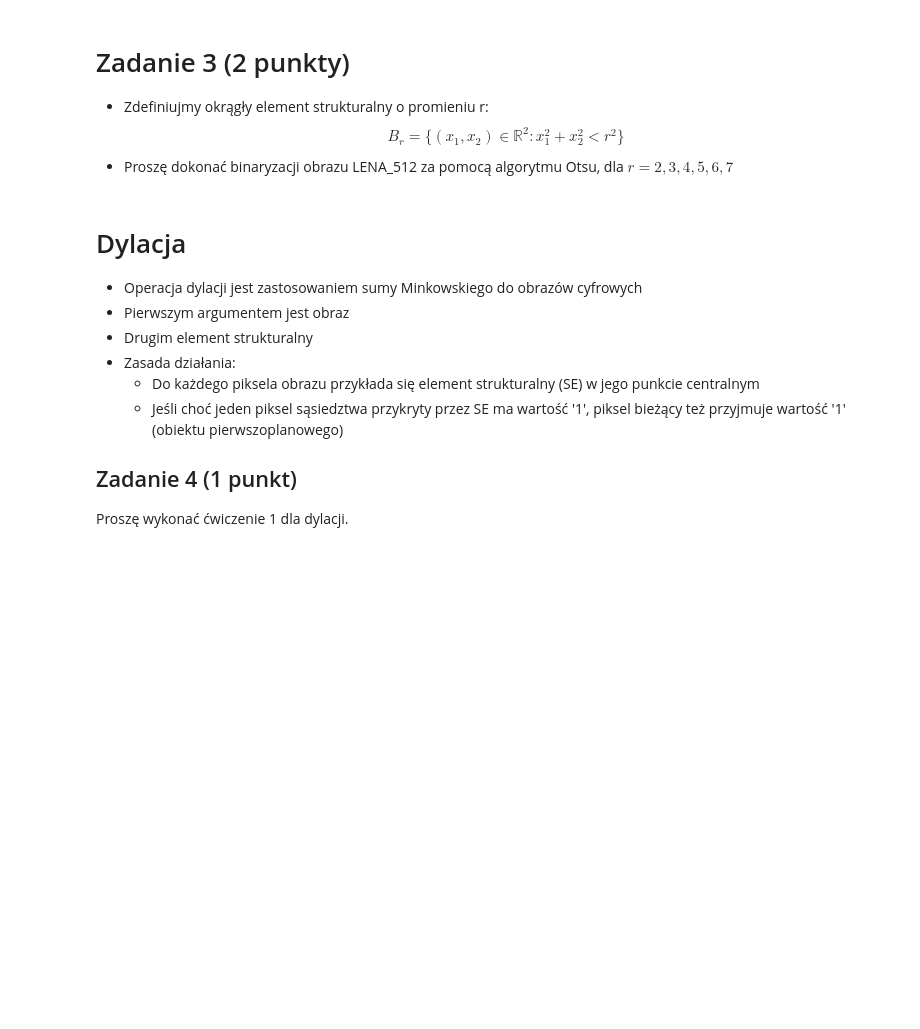
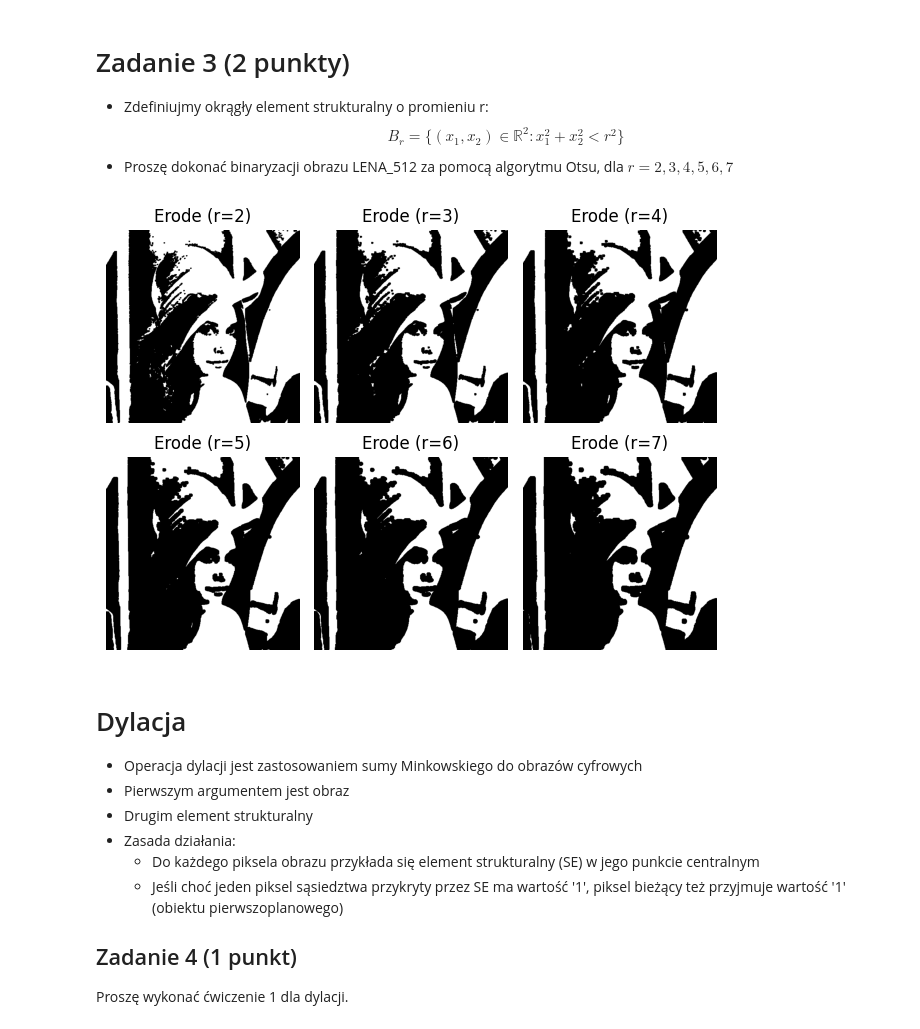
Before and after one commit to tomek0123456789/PGiM, a Jupyter notebook: exercises/PGiM_Z8.ipynb, the cells around one changed output. Saved outputs shown, nothing was run; the diff lists cells and outputs as text; code cells hidden in the pictures; blank space fills up the shorter version.

```diff
--- a/exercises/PGiM_Z8.ipynb
+++ b/exercises/PGiM_Z8.ipynb
@@ -74,6 +129,23 @@ $$
 B_r=\{ (x_1,x_2) \in \mathbb{R}^2 \colon x_{1}^2+x_{2}^2<r^2 \}
 $$
   * Proszę dokonać binaryzacji obrazu LENA_512 za pomocą algorytmu Otsu, dla $r=2,3,4,5,6,7$
+# %%
+lena_image = cv2.imread('./img/LENA_512.jpg', cv2.IMREAD_GRAYSCALE)
+_, binary_lena = cv2.threshold(lena_image, 0, 255, cv2.THRESH_BINARY + cv2.THRESH_OTSU)
+r_list = [2, 3, 4, 5, 6, 7]
+
+for i, r in enumerate(r_list, 1):
+    kernel = cv2.getStructuringElement(cv2.MORPH_ELLIPSE, (2 * r, 2 * r))
+    eroded_image = cv2.erode(binary_lena, kernel)
+    plt.subplot(2, 3, i)
+    plt.imshow(eroded_image, cmap='gray')
+    plt.title(f'Erode (r={r})')
+    plt.axis('off')
+
+plt.tight_layout()
+plt.show()
+# %% [output]
+[figure, added]
 # %% [markdown]
 # Dylacja
 
```
Also changed, not shown: parts of 8 cells of this notebook.
